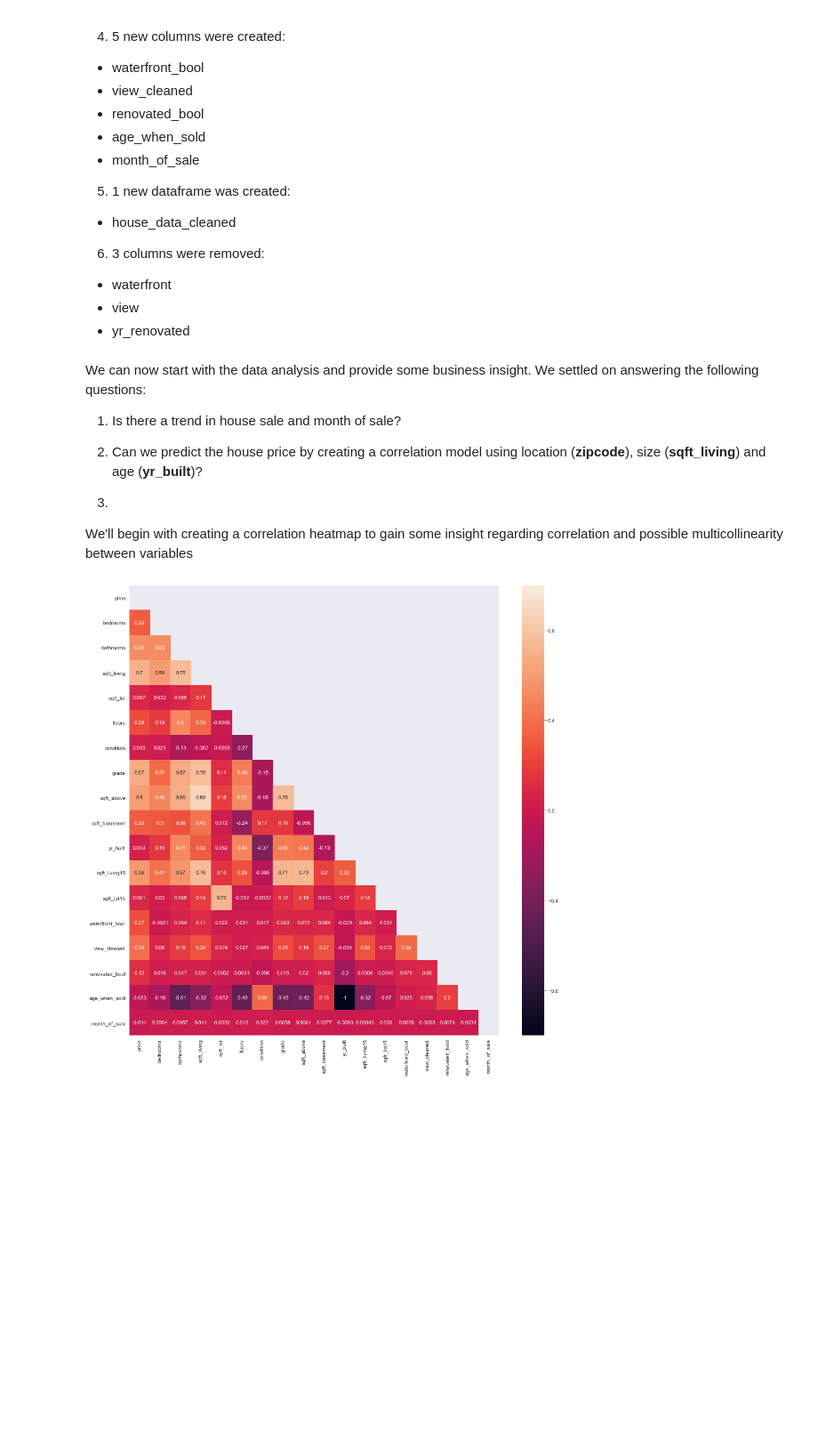
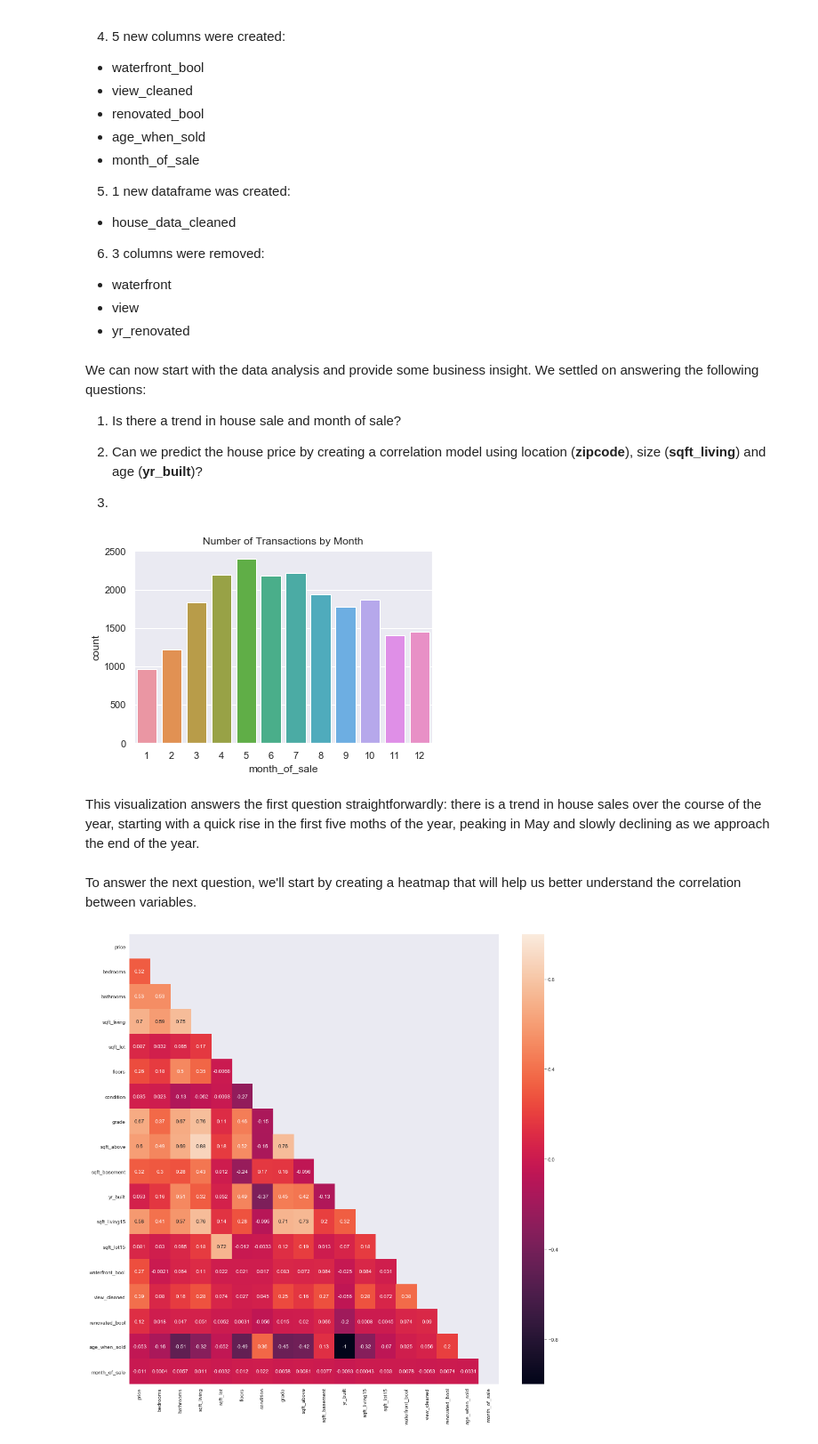
Before and after one commit to LeDorean/dsc-mod-2-project-v2-1-london-ds-02172020, a Jupyter notebook: index_v.ipynb, the cells around one changed output. Shown at 89% size. Drawn from its saved outputs; the diff is of its cells as text; code cells hidden in the pictures; blank space fills up the shorter version.

```diff
--- a/index_v.ipynb
+++ b/index_v.ipynb
@@ -433,8 +433,15 @@ We can now start with the data analysis and provide some business insight. We se
 2. Can we predict the house price by creating a correlation model using location (**zipcode**), size (**sqft_living**) and age (**yr_built**)?
 
 3.
-
-We'll begin with creating a correlation heatmap to gain some insight regarding correlation and possible multicollinearity between variables
+# %%
+sns.set(style="darkgrid")
+ax = sns.countplot(x="month_of_sale", data=df_clean).set_title('Number of Transactions by Month')
+# %% [output]
+[figure, added]
+# %% [markdown]
+This visualization answers the first question straightforwardly: there is a trend in house sales over the course of the year, starting with a quick rise in the first five moths of the year, peaking in May and slowly declining as we approach the end of the year.
+# %% [markdown]
+To answer the next question, we'll start by creating a heatmap that will help us better understand the correlation between variables.
 # %%
 df_corr = df_clean.drop(['id', 'zipcode', 'lat', 'long'], axis=1)
 # %%
```
Also changed, not shown: parts of 4 cells of this notebook.
